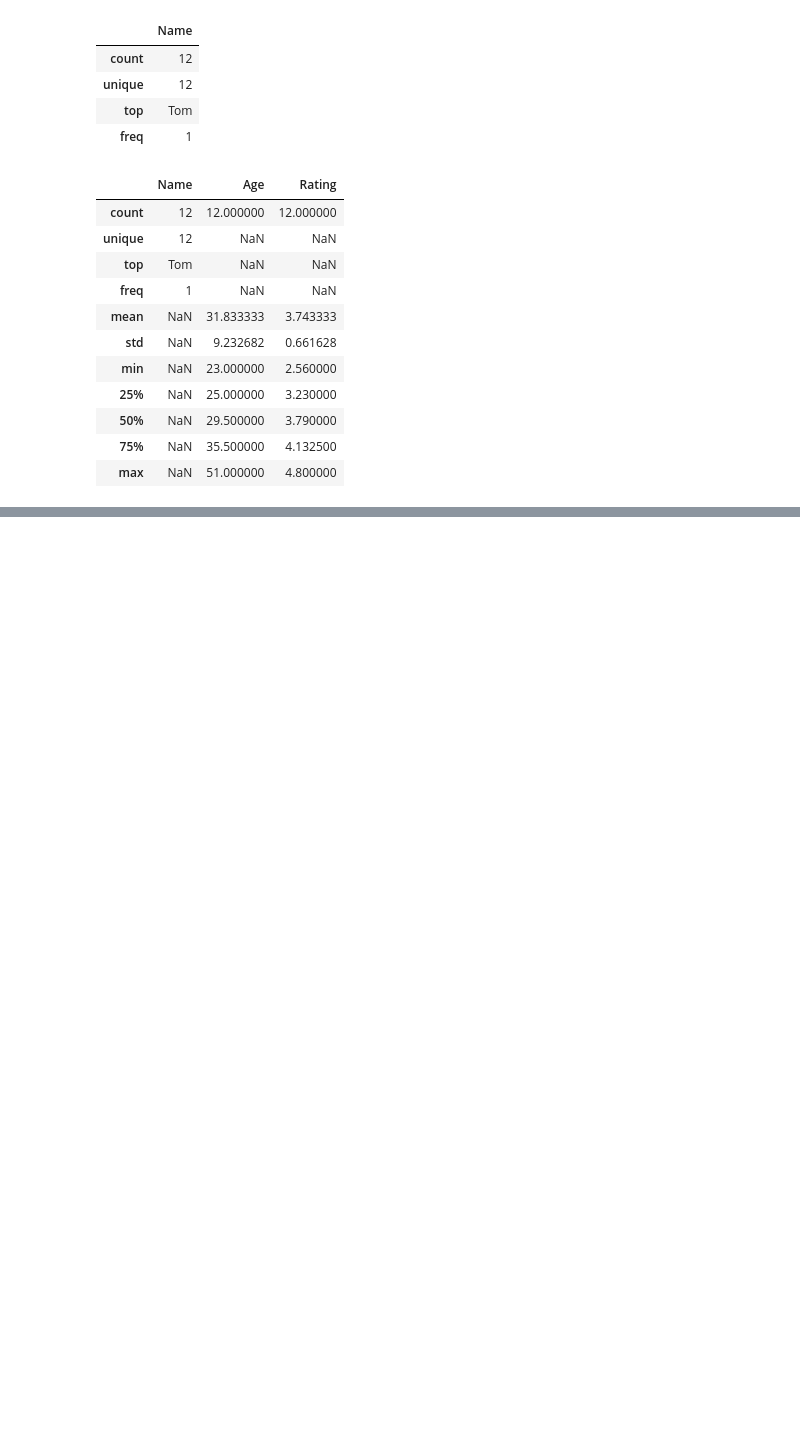
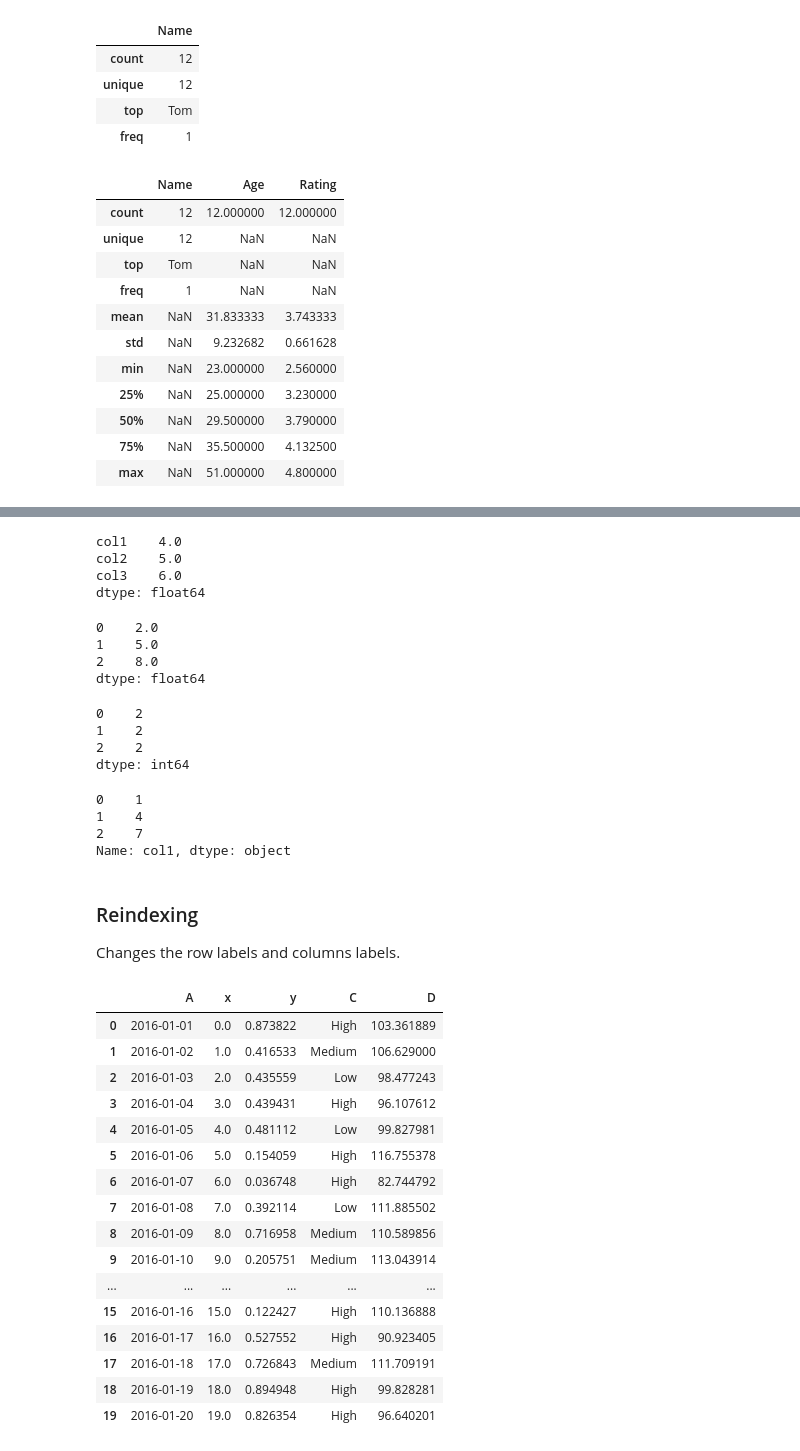
Before and after one commit to karenacorn99/data-science-cheatcheets, a Jupyter notebook: pandas.ipynb, the cells around one changed output, grey strips where cells are left out. Cells and saved outputs as stored; diff of their text form; code cells hidden in the pictures; blank space fills up the shorter version.

```diff
--- a/pandas.ipynb
+++ b/pandas.ipynb
@@ -440,0 +471,63 @@ df.describe(include='all')
+# %%
+# row/column wise
+# row: axis=1, column: axis=0
+df.apply(np.mean) # mean of columns
+# %% [output]
+col1    4.0
+col2    5.0
+col3    6.0
+dtype: float64
+# %%
+df.apply(np.mean, axis=1) # mean of rows
+# %% [output]
+0    2.0
+1    5.0
+2    8.0
+dtype: float64
+# %%
+df.apply(lambda x : x.max() - x.min(), axis=1)
+# %% [output]
+0    2
+1    2
+2    2
+dtype: int64
+# %%
+# element-wise
+df['col1'].map(str)
+# %% [output]
+0    1
+1    4
+2    7
+Name: col1, dtype: object
+# %% [markdown]
+### Reindexing ###
+Changes the row labels and columns labels.
+# %%
+N=20
+
+df = pd.DataFrame({
+   'A': pd.date_range(start='2016-01-01',periods=N,freq='D'),
+   'x': np.linspace(0,stop=N-1,num=N),
+   'y': np.random.rand(N),
+   'C': np.random.choice(['Low','Medium','High'],N).tolist(),
+   'D': np.random.normal(100, 10, size=(N)).tolist()
+})
+df
+# %% [output]
+|  | A | x | y | C | D |
+| 0 | 2016-01-01 | 0.0 | 0.873822 | High | 103.361889 |
+| 1 | 2016-01-02 | 1.0 | 0.416533 | Medium | 106.629000 |
+| 2 | 2016-01-03 | 2.0 | 0.435559 | Low | 98.477243 |
+| 3 | 2016-01-04 | 3.0 | 0.439431 | High | 96.107612 |
+| 4 | 2016-01-05 | 4.0 | 0.481112 | Low | 99.827981 |
+| 5 | 2016-01-06 | 5.0 | 0.154059 | High | 116.755378 |
+| 6 | 2016-01-07 | 6.0 | 0.036748 | High | 82.744792 |
+| 7 | 2016-01-08 | 7.0 | 0.392114 | Low | 111.885502 |
+| 8 | 2016-01-09 | 8.0 | 0.716958 | Medium | 110.589856 |
+| 9 | 2016-01-10 | 9.0 | 0.205751 | Medium | 113.043914 |
+| ... | ... | ... | ... | ... | ... |
+| 15 | 2016-01-16 | 15.0 | 0.122427 | High | 110.136888 |
+| 16 | 2016-01-17 | 16.0 | 0.527552 | High | 90.923405 |
+| 17 | 2016-01-18 | 17.0 | 0.726843 | Medium | 111.709191 |
+| 18 | 2016-01-19 | 18.0 | 0.894948 | High | 99.828281 |
+| 19 | 2016-01-20 | 19.0 | 0.826354 | High | 96.640201 |
```
Also changed, not shown: parts of 15 cells of this notebook.
